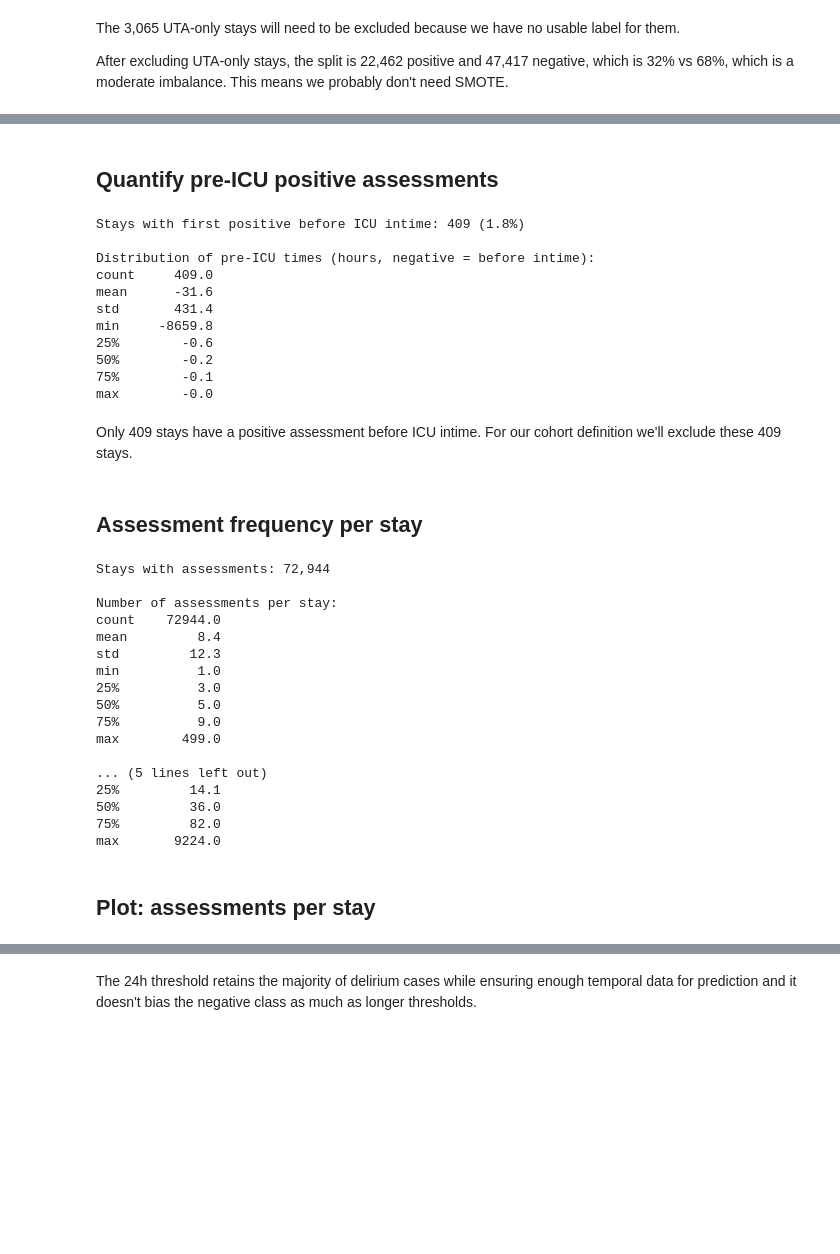
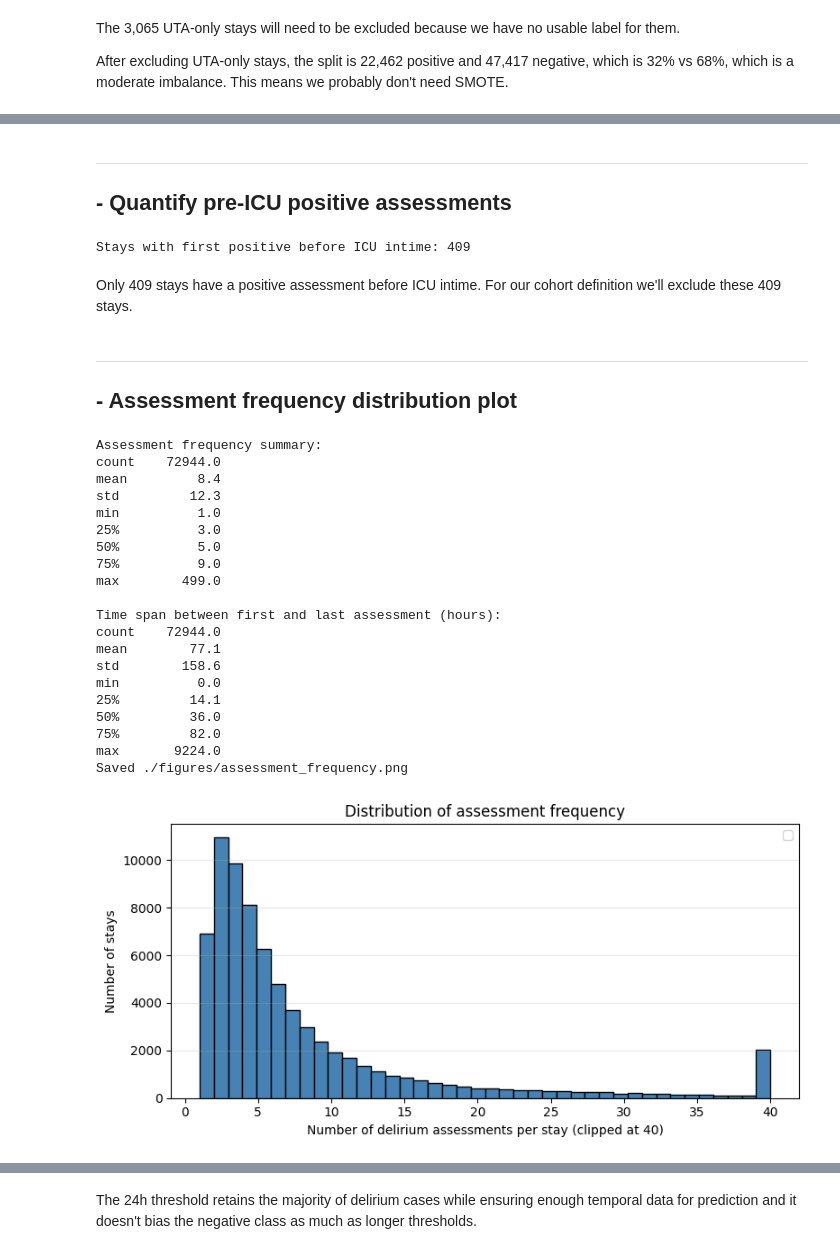
Before and after one commit to Hadyalt/AI_In_Healthcare_Capstone_Project, a Jupyter notebook: main.ipynb, the cells around one changed output, grey strips where cells are left out. Cells and saved outputs as stored; diff of their text form; code cells hidden in the pictures; blank space fills up the shorter version.

```diff
--- a/main.ipynb
+++ b/main.ipynb
@@ -625,67 +620,70 @@ Fraction of first-positives within X hours of intime:
 # %% [markdown]
-## Quantify pre-ICU positive assessments
+---
+## - Quantify pre-ICU positive assessments
 # %%
 # How many ever-positive stays have their first positive BEFORE ICU intime?
 before_icu = (timing["hours_to_first_positive"] < 0).sum()
-print(
-    f"Stays with first positive before ICU intime: {before_icu:,} ({before_icu/len(timing):.1%})"
-)
-
-# Look at how far before
-pre_icu = timing[timing["hours_to_first_positive"] < 0]
-print("\nDistribution of pre-ICU times (hours, negative = before intime):")
-print(pre_icu["hours_to_first_positive"].describe().round(1).to_string())
+print(f"Stays with first positive before ICU intime: {before_icu:,}")
 # %% [output]
-Stays with first positive before ICU intime: 409 (1.8%)
-
-Distribution of pre-ICU times (hours, negative = before intime):
-count     409.0
-mean      -31.6
-std       431.4
-min     -8659.8
-25%        -0.6
-50%        -0.2
-75%        -0.1
-max        -0.0
+Stays with first positive before ICU intime: 409
 # %% [markdown]
 Only 409 stays have a positive assessment before ICU intime. For our cohort definition we'll exclude these 409 stays.
 # %% [markdown]
-## Assessment frequency per stay
+---
+## - Assessment frequency distribution plot
 # %%
-# How many delirium assessments per stay, and how spread out are they in time?
+# Count delirium assessments per stay
+# Calculate hours from first to last assessment for each stay
 freq = con.execute("""
     SELECT
         stay_id,
         COUNT(*) AS n_assessments,
         EXTRACT(EPOCH FROM (MAX(charttime) - MIN(charttime))) / 3600 AS hours_assessed_span
     FROM icu.chartevents
     WHERE itemid = 228332
     GROUP BY stay_id
 """).df()
 
-print(f"Stays with assessments: {len(freq):,}")
-print("\nNumber of assessments per stay:")
+print("Assessment frequency summary:")
 print(freq["n_assessments"].describe().round(1).to_string())
 
 print("\nTime span between first and last assessment (hours):")
 print(freq["hours_assessed_span"].describe().round(1).to_string())
+
+fig, ax = plt.subplots(figsize=(8, 4))
+ax.hist(
+    freq["n_assessments"].clip(upper=40),
+    bins=40,
+    color="steelblue",
+    edgecolor="black",
+)
+ax.set_xlabel("Number of delirium assessments per stay (clipped at 40)")
+ax.set_ylabel("Number of stays")
+ax.set_title("Distribution of assessment frequency")
+ax.grid(axis="y", alpha=0.3)
+ax.legend()
+plt.tight_layout()
+save_fig("assessment_frequency")
+plt.show()
 # %% [output]
-Stays with assessments: 72,944
-
-Number of assessments per stay:
+Assessment frequency summary:
 count    72944.0
 mean         8.4
 std         12.3
 min          1.0
 25%          3.0
 50%          5.0
 75%          9.0
 max        499.0
 
-... (5 lines left out)
+Time span between first and last assessment (hours):
+count    72944.0
+mean        77.1
+std        158.6
+min          0.0
 25%         14.1
 50%         36.0
 75%         82.0
 max       9224.0
+Saved ./figures/assessment_frequency.png
+[figure, added]
-# %% [markdown]
-## Plot: assessments per stay
```
Also changed, not shown: parts of 13 cells of this notebook, 4 other files.
